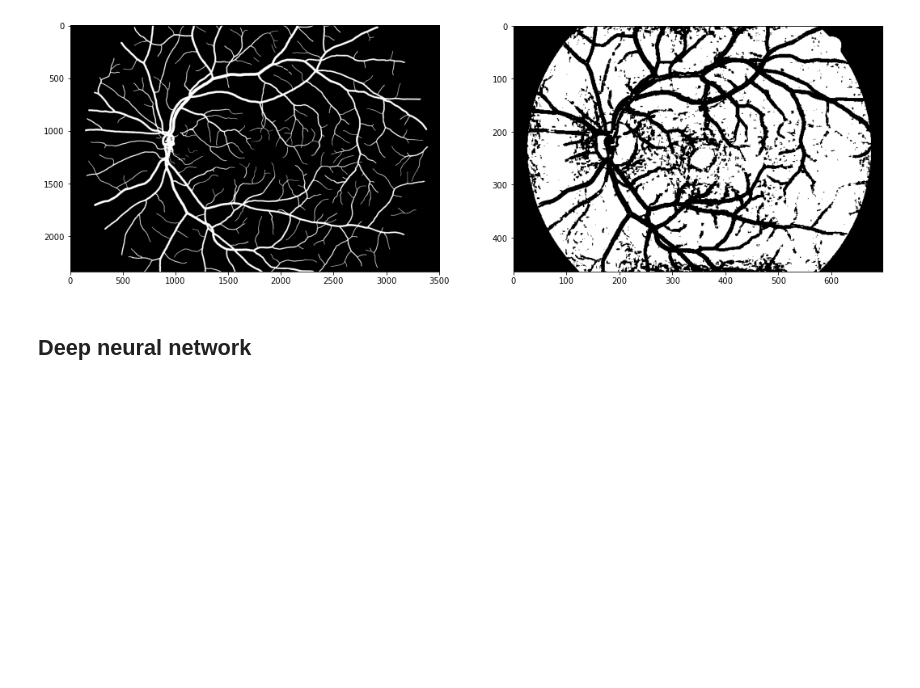
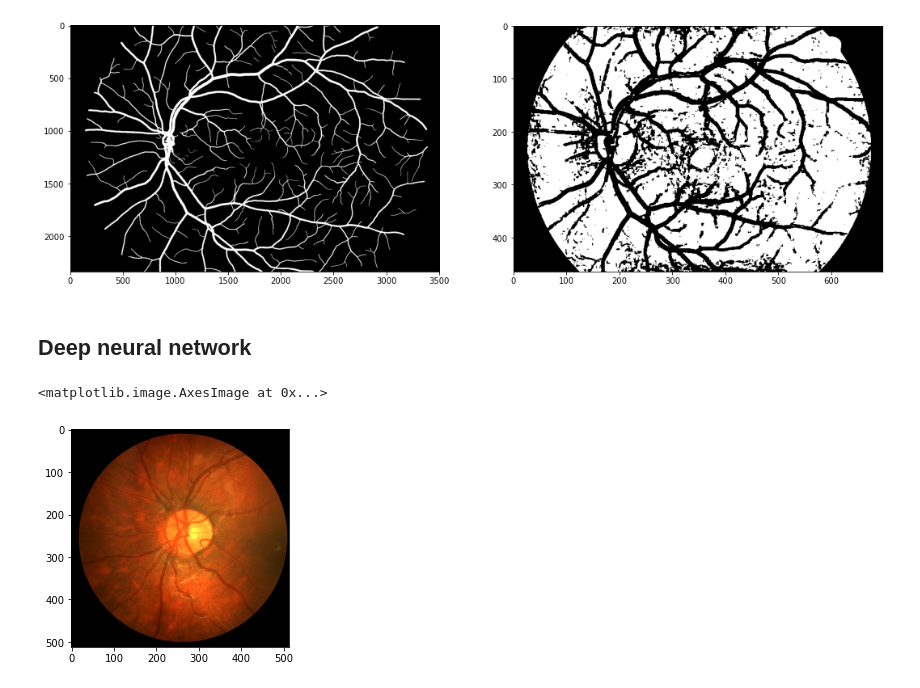
Before and after one commit to codeblessing/S6-IwM, a Jupyter notebook: fundus_vessels.ipynb, the cells around one changed output. Cells and saved outputs as stored; diff of their text form; code cells hidden in the pictures; blank space fills up the shorter version.

```diff
--- a/fundus_vessels.ipynb
+++ b/fundus_vessels.ipynb
@@ -320,0 +325,9 @@ from keras.callbacks import ModelCheckpoint
+# %%
+image = cv.imread('data/cnn/CHASEDB1/Image_01L.jpg')
+image = cv.cvtColor(image, cv.COLOR_BGR2RGB)
+image = image[:, :image.shape[0]]
+image = cv.resize(image, (512, 512))
+imshow(image)
+# %% [output]
+<matplotlib.image.AxesImage at 0x...>
+[figure, added]
```
Also changed, not shown: parts of 8 cells of this notebook, 5 other files.
